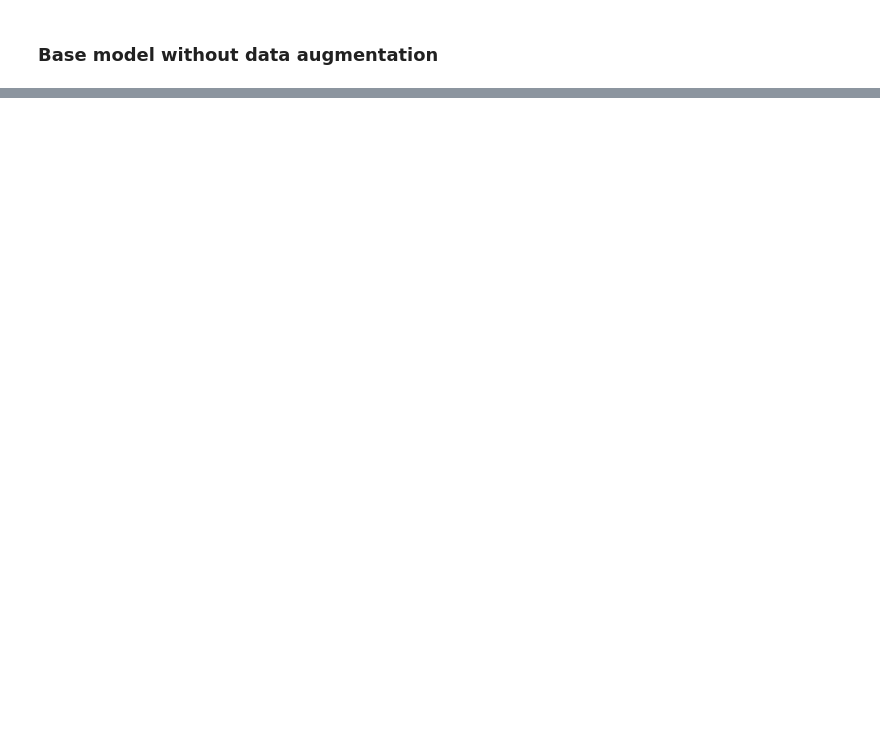
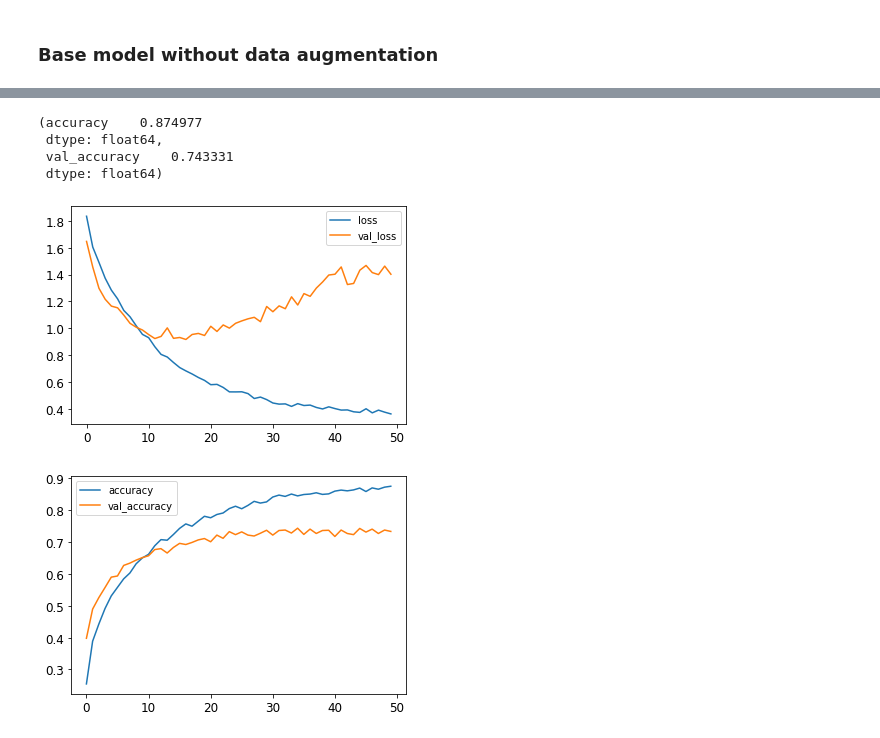
Before and after one commit to RafaelBranco21/AD_21_22_TP1_CNN, a Jupyter notebook: notebooks/AD_2122_CNN_V1.ipynb, the cells around one changed output, grey strips where cells are left out. Saved outputs shown, nothing was run; the diff lists cells and outputs as text; code cells hidden in the pictures; blank space fills up the shorter version.

```diff
--- a/notebooks/AD_2122_CNN_V1.ipynb
+++ b/notebooks/AD_2122_CNN_V1.ipynb
@@ -161,7 +161,7 @@ keras.backend.clear_session()
 tf.random.set_seed(42)
 np.random.seed(42)
 
-inputs = keras.Input(shape=(80, 80, 1))
+inputs = keras.Input(shape=(80, 80, 3))
 
 x = keras.layers.Conv2D(filters=32, kernel_size=3, activation='relu', padding='same')(inputs)
 x = keras.layers.MaxPooling2D()(x)
@@ -213,6 +213,6 @@ model.compile(loss=L, optimizer="adam", metrics=["accuracy"])
 history = model.fit(
   train_ds,
   validation_data=val_ds,
-  epochs=1
+  epochs=50
 )
 # %% [output]
@@ -220,13 +236,20 @@ history = model.fit(
 # %%
 # Visualizar os resultados
 # Visualização da evolução da accurary e da loss
 
 import pandas as pd
 
 history_frame = pd.DataFrame(history.history)
 history_frame.loc[:, ['loss', 'val_loss']].plot();
 history_frame.loc[:, ['accuracy', 'val_accuracy']].plot();
 
-history_frame.loc[:, [ 'val_accuracy']].max()
+history_frame.loc[:, [ 'accuracy']].max(), history_frame.loc[:, [ 'val_accuracy']].max()
+# %% [output]
+(accuracy    0.874977
+ dtype: float64,
+ val_accuracy    0.743331
+ dtype: float64)
+[figure, added]
+[figure, added]
 # %%
 model.evaluate(test_ds)
```
Also changed, not shown: parts of 17 cells of this notebook, 3 other files.
